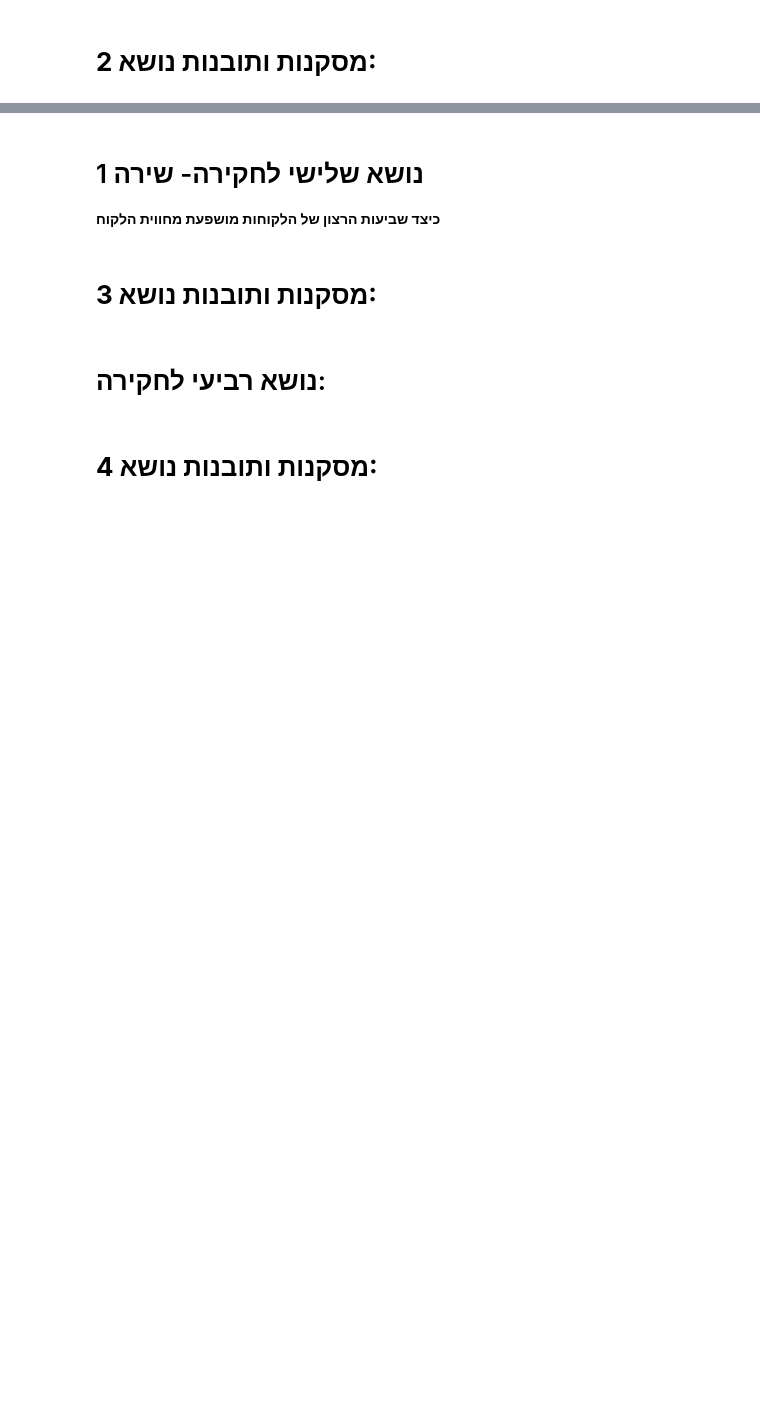
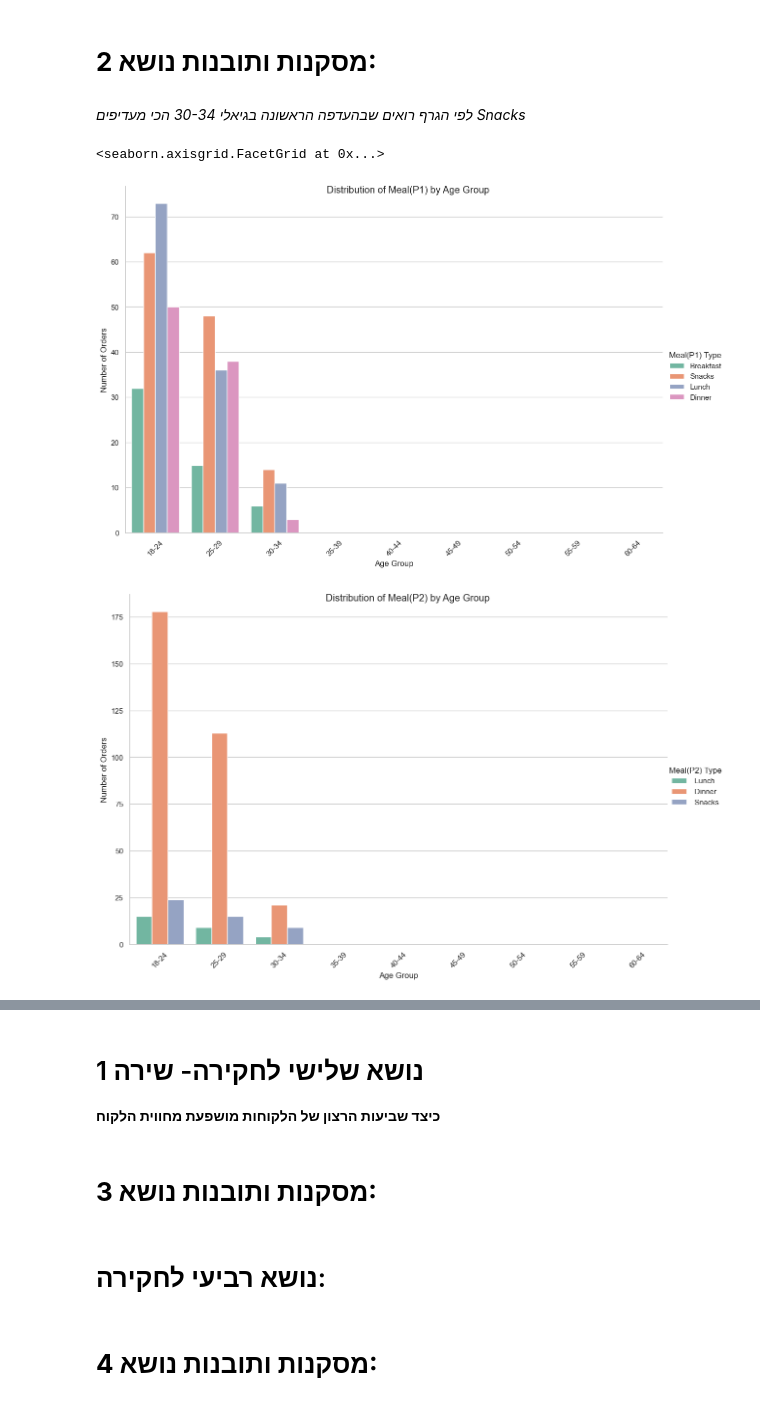
Before and after one commit to roeiraz12/Swwigy-project, a Jupyter notebook: כולנו יחד.ipynb, the cells around one changed output, grey strips where cells are left out. Drawn from its saved outputs; the diff is of its cells as text; code cells hidden in the pictures; blank space fills up the shorter version.

```diff
--- a/כולנו יחד.ipynb
+++ b/כולנו יחד.ipynb
@@ -322,2 +385,31 @@ Index(['Column1', 'Column2', 'Column3'], dtype='object')
 # %% [markdown]
 # **מסקנות ותובנות נושא 2:**
+# %% [markdown]
+*לפי הגרף רואים שבהעדפה הראשונה בגיאלי 30-34 הכי מעדיפים Snacks*
+# %%
+# קריאת הנתונים
+df = pd.read_csv("https://raw.githubusercontent.com/roeiraz12/project/main/onlinedeliverydata.csv")
+
+# הגדרת קטגוריות גיל
+bins = [18, 25, 30, 35, 40, 45, 50, 55, 60, 65]
+labels = ['18-24', '25-29', '30-34', '35-39', '40-44', '45-49', '50-54', '55-59', '60-64']
+df['Age Group'] = pd.cut(df['Age'], bins=bins, labels=labels, right=False)
+
+# יצירת גרף עבור Meal(P1)
+sns.set(style="whitegrid")
+ax1 = sns.catplot(data=df, x='Age Group', hue='Meal(P1)', kind='count', height=8, aspect=1.5, palette='Set2')
+ax1.set_axis_labels('Age Group', 'Number of Orders')
+ax1._legend.set_title('Meal(P1) Type')
+ax1.fig.suptitle('Distribution of Meal(P1) by Age Group')  # הגדרת הכותרת של הגרף
+ax1.set_xticklabels(rotation=45)
+
+# יצירת גרף עבור Meal(P2)
+ax2 = sns.catplot(data=df, x='Age Group', hue='Meal(P2)', kind='count', height=8, aspect=1.5, palette='Set2')
+ax2.set_axis_labels('Age Group', 'Number of Orders')
+ax2._legend.set_title('Meal(P2) Type')
+ax2.fig.suptitle('Distribution of Meal(P2) by Age Group')  # הגדרת הכותרת של הגרף
+ax2.set_xticklabels(rotation=45)
+# %% [output]
+<seaborn.axisgrid.FacetGrid at 0x...>
+[figure, added]
+[figure, added]
```
Also changed, not shown: parts of 16 cells of this notebook.
